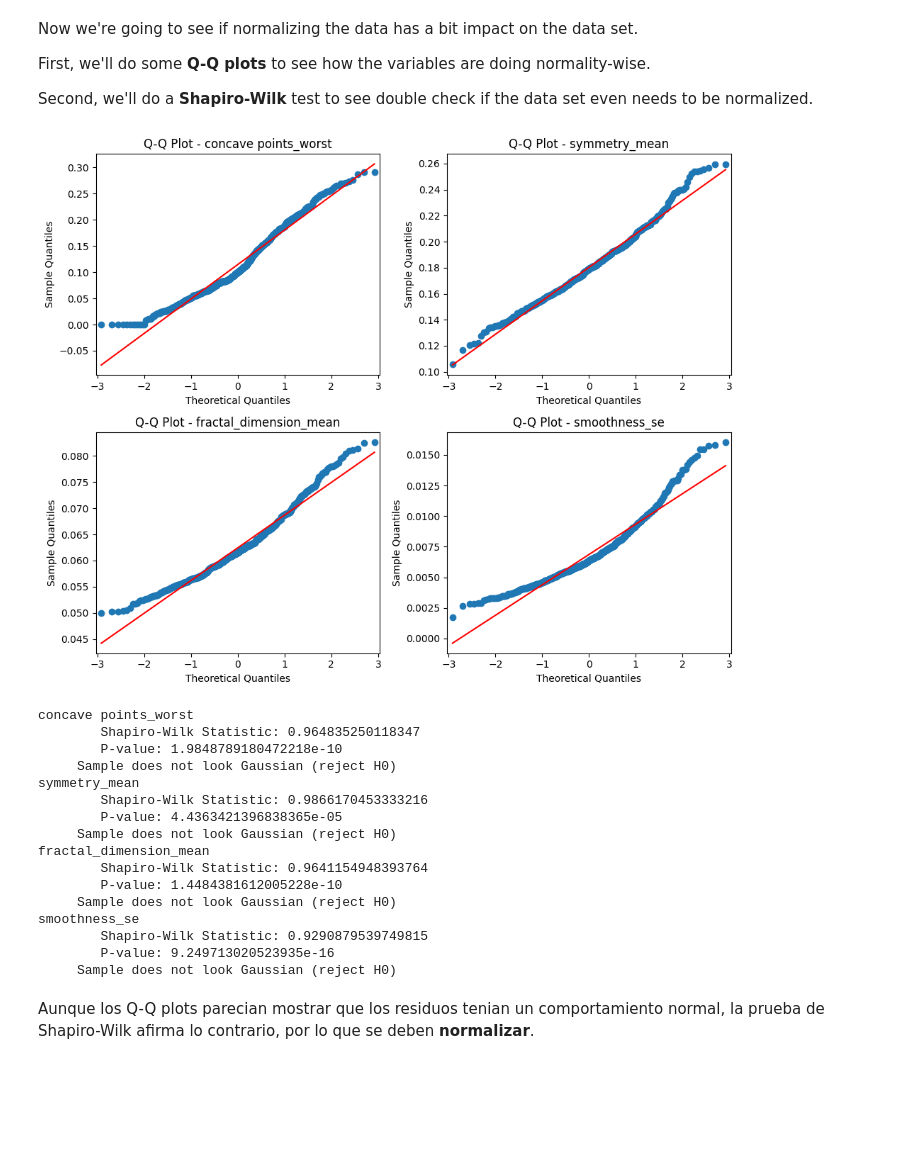
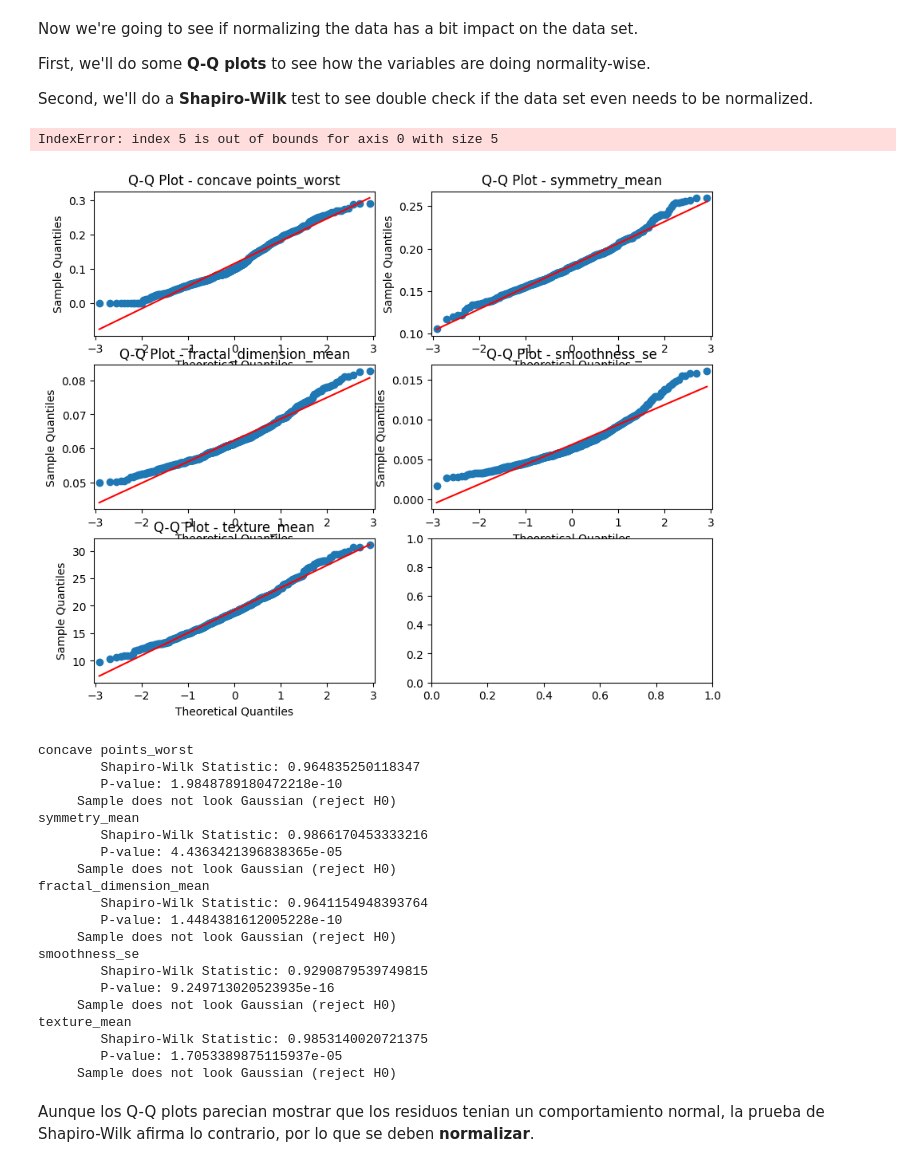
Before and after one commit to SimonGarcia01/cancer-analysis, a Jupyter notebook: DataExploration.ipynb, the cells around one changed output. Drawn from its saved outputs; the diff is of its cells as text; code cells hidden in the pictures; blank space fills up the shorter version.

```diff
--- a/DataExploration.ipynb
+++ b/DataExploration.ipynb
@@ -293,7 +293,7 @@ First we will work with the outliers and not normalize to show the effect of tho
 # %%
 #First we separate the parameters and the target varibles
 y = data['diagnosis']
-X = data[["concave points_worst", "symmetry_mean", "fractal_dimension_mean", "smoothness_se"]]
+X = data[["concave points_worst", "symmetry_mean", "fractal_dimension_mean", "smoothness_se", "texture_mean"]]
 
 #Then we separate the data between the tests and the training data
 X_train, X_test, y_train, y_test = train_test_split(X, y, test_size = 0.2, random_state=42)
@@ -401,28 +401,29 @@ Second, we'll do a **Shapiro-Wilk** test to see double check if the data set eve
 # %%
 import statsmodels.api as sm
 
-#Fix the axis for 4 plots since there are 4 variables
-fig, axes = plt.subplots(nrows=2, ncols=2, figsize=(10, 8))
+#Fix the axis for 6 plots since there are 5 variables
+fig, axes = plt.subplots(nrows=3, ncols=2, figsize=(10, 8))
 
 # Create a Q-Q plot for the specified variable
 
 # Loop through the variables and create Q-Q plots
 for i, ax in enumerate(axes.flatten()):
     variable_data = X[X.columns[i]]
     sm.qqplot(variable_data, line='s', ax=ax)
     ax.set_title(f'Q-Q Plot - {X.columns[i]}')
 
 # Adjust layout for better spacing
 plt.tight_layout()
 plt.show()
 
 #Here we do a loop for each one
 # for n in range(X.shape[1]):
 #     sm.qqplot(X.iloc[:,n], line='s')
 #     plt.title(f'Q-Q Plot - {X.columns[n]}')
 #     plt.show()
 # %% [output]
+IndexError: index 5 is out of bounds for axis 0 with size 5
-[figure, old version]
+[figure, new version]
 # %%
 from scipy.stats import shapiro
 
@@ -459,6 +460,10 @@ smoothness_se
         Shapiro-Wilk Statistic: 0.9290879539749815
         P-value: 9.249713020523935e-16
      Sample does not look Gaussian (reject H0)
+texture_mean
+        Shapiro-Wilk Statistic: 0.9853140020721375
+        P-value: 1.7053389875115937e-05
+     Sample does not look Gaussian (reject H0)
 # %% [markdown]
 Aunque los Q-Q plots parecian mostrar que los residuos tenian un comportamiento normal, la prueba de Shapiro-Wilk afirma lo contrario, por lo que se deben **normalizar**.
 # %%
```
Also changed, not shown: parts of 7 cells of this notebook.
